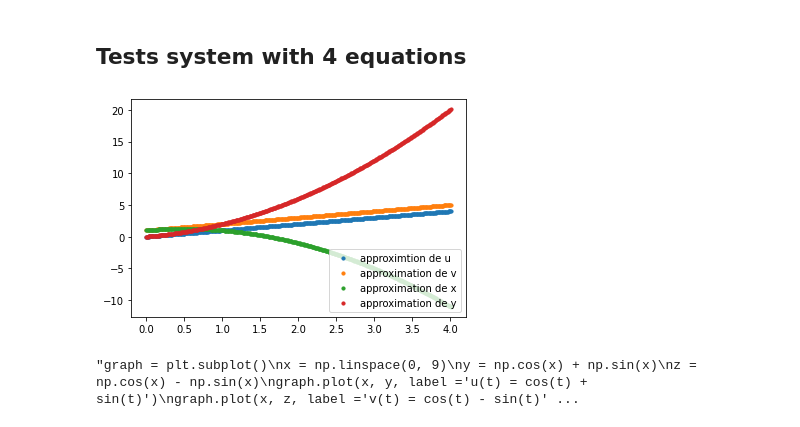
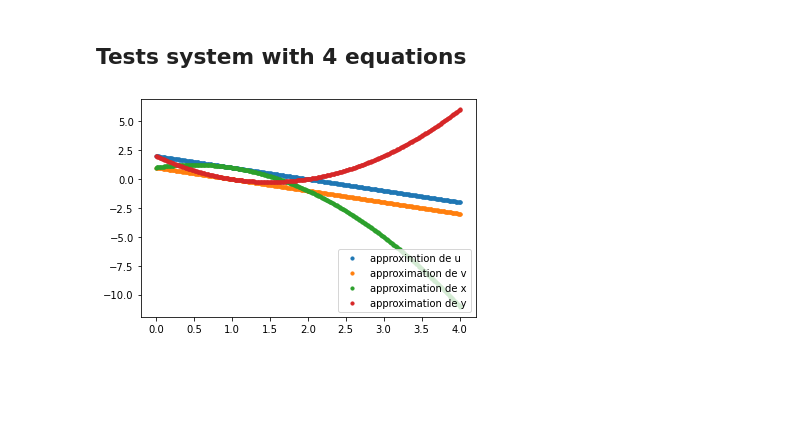
Before and after one commit to AlexPoiron/FirstModel, a Jupyter notebook: Tests.ipynb, the cells around one changed output. Saved outputs shown, nothing was run; the diff lists cells and outputs as text; code cells hidden in the pictures; blank space fills up the shorter version.

```diff
--- a/Tests.ipynb
+++ b/Tests.ipynb
@@ -123,7 +123,7 @@ plt.show()
 # %% [markdown]
 ## Tests system with 4 equations
 # %%
-u0 = 0
+u0 = 2
 v0 = 1
 
 du = -u + v
@@ -134,40 +134,39 @@ x = u + v - y
 res = Solver_4_equations(u0, v0, du, dv)
 
 
 time = []
 coords_u = []
 coords_v = []
 coords_x = []
 coords_y = []
 
 for i in range(0, len(res[0])):
     time.append(res[0][i][0])
     coords_u.append(res[0][i][1])
     coords_v.append(res[1][i][1])
     coords_x.append(res[2][i][1])
     coords_y.append(res[3][i][1])
 
 
 fig = plt.figure()
 ax1 = fig.add_subplot(111)
 
 ax1.scatter(time, coords_u, s=10, label='approximtion de u')
 ax1.scatter(time, coords_v, s=10, label='approximation de v')
 ax1.scatter(time, coords_x, s=10, label='approximation de x')
 ax1.scatter(time, coords_y, s=10, label='approximation de y')
 #plt.xlim([0, 10])
 #plt.ylim([-1.5, 1.5])
 plt.legend(loc='lower right');
 plt.show()
 
-"""graph = plt.subplot()
-x = np.linspace(0, 9)
-y = np.cos(x) + np.sin(x)
-z = np.cos(x) - np.sin(x)
-graph.plot(x, y, label ='u(t) = cos(t) + sin(t)')
-graph.plot(x, z, label ='v(t) = cos(t) - sin(t)')
-plt.legend(loc='lower right')
-plt.show()"""
+#graph = plt.subplot()
+#x = np.linspace(0, 9)
+#y = np.cos(x) + np.sin(x)
+#z = np.cos(x) - np.sin(x)
+#graph.plot(x, y, label ='u(t) = cos(t) + sin(t)')
+#graph.plot(x, z, label ='v(t) = cos(t) - sin(t)')
+#plt.legend(loc='lower right')
+#plt.show()
 # %% [output]
-[figure, old version]
+[figure, new version]
-"graph = plt.subplot()\nx = np.linspace(0, 9)\ny = np.cos(x) + np.sin(x)\nz = np.cos(x) - np.sin(x)\ngraph.plot(x, y, label ='u(t) = cos(t) + sin(t)')\ngraph.plot(x, z, label ='v(t) = cos(t) - sin(t)' ...
```
Also changed, not shown: 1 other file.
